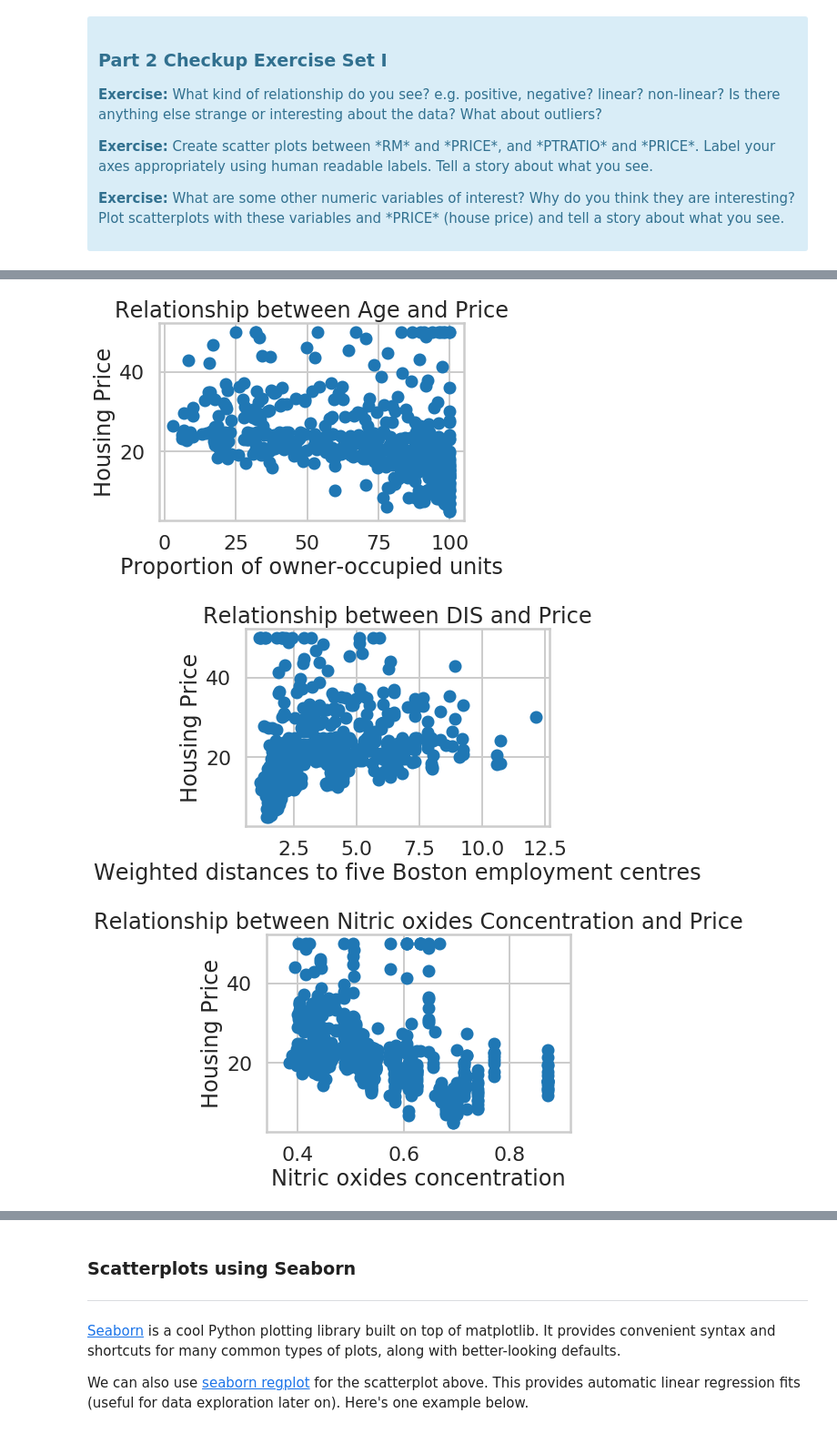
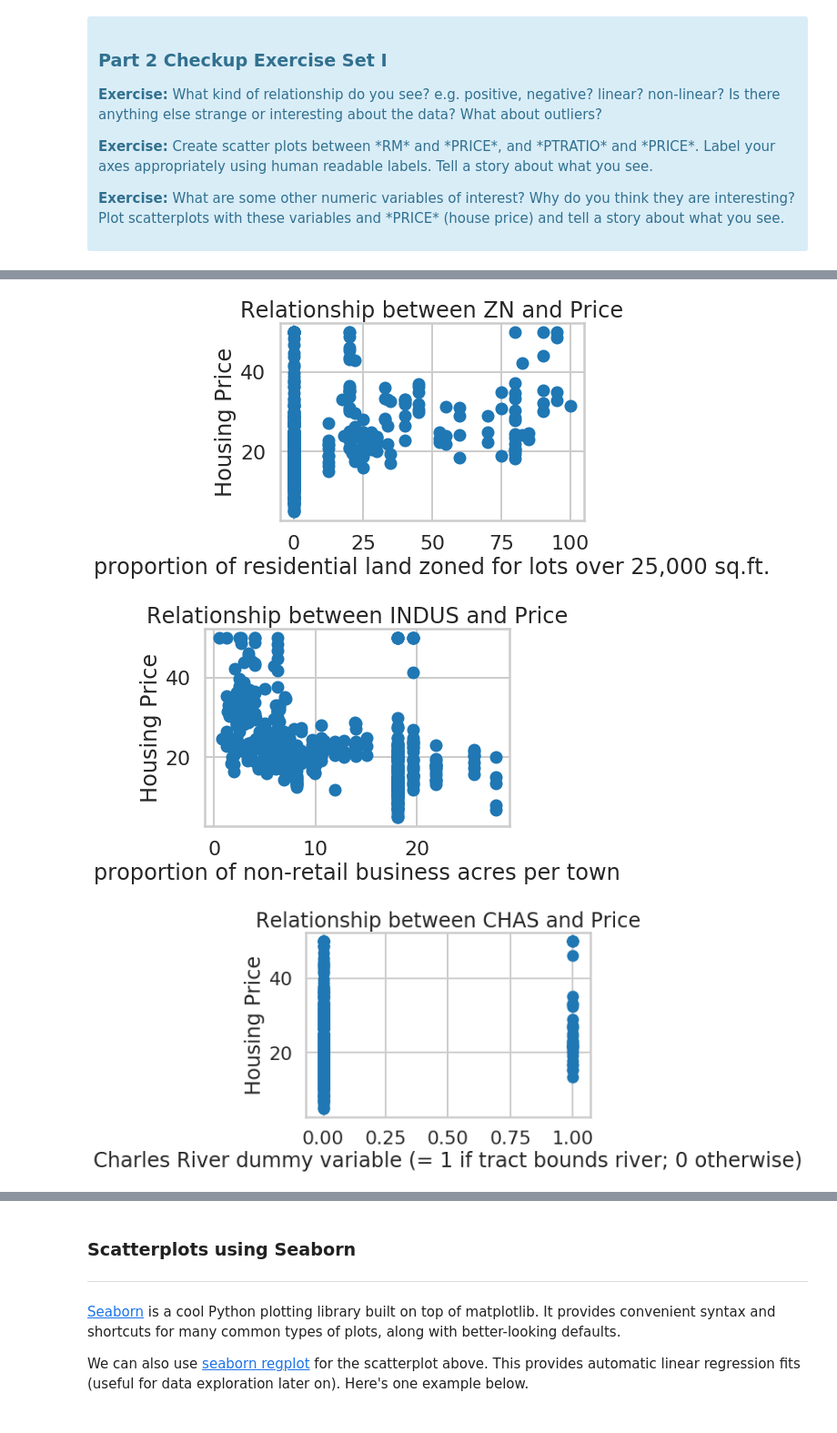
Before and after one commit to rushinaik/springboard, a Jupyter notebook: Mini-projects/MEC Linear Regression/Mini_Project_Linear_Regression.ipynb, the cells around one changed output, grey strips where cells are left out. Shown at 91% size. Saved outputs shown, nothing was run; the diff lists cells and outputs as text; code cells hidden in the pictures.

```diff
--- a/Mini-projects/MEC Linear Regression/Mini_Project_Linear_Regression.ipynb
+++ b/Mini-projects/MEC Linear Regression/Mini_Project_Linear_Regression.ipynb
@@ -327,24 +280,25 @@ plt.show()
-# %%
-plt.scatter(bos.AGE, bos.PRICE)
-plt.xlabel('Proportion of owner-occupied units')
-plt.ylabel('Housing Price')
-plt.title('Relationship between Age and Price')
-plt.show()
-# %% [output]
-[figure, removed]
-# %%
-plt.scatter(bos.DIS, bos.PRICE)
-plt.xlabel('Weighted distances to five Boston employment centres')
-plt.ylabel('Housing Price')
-plt.title('Relationship between DIS and Price')
-plt.show()
-# %% [output]
-[figure, removed]
-# %%
-plt.scatter(bos.NOX, bos.PRICE)
-plt.xlabel('Nitric oxides concentration')
-plt.ylabel('Housing Price')
-plt.title('Relationship between Nitric oxides Concentration and Price')
-plt.show()
-# %% [output]
-[figure, removed]
+# %%
+# your turn: scatter plot between *RM* and *PRICE*
+columns = ['ZN', 'INDUS', 'CHAS', 'NOX', 'RM', 'AGE', 'DIS', 'RAD', 'TAX',
+       'PTRATIO', 'B', 'LSTAT']
+xlable = ['proportion of residential land zoned for lots over 25,000 sq.ft.',
+       'proportion of non-retail business acres per town',
+        'Charles River dummy variable (= 1 if tract bounds river; 0 otherwise)',
+       'nitric oxides concentration (parts per 10 million)',
+       'average number of rooms per dwelling',
+           ' proportion of owner-occupied units built prior to 1940',
+        ' weighted distances to five Boston employment centres',
+       'index of accessibility to radial highways',
+          'full-value property-tax rate per $10,000',
+        'pupil-teacher ratio by town']
+
+for column,i in zip(columns,xlable ):
+    plt.scatter(bos[column], bos.PRICE)
+    plt.xlabel(i)
+    plt.ylabel('Housing Price')
+    plt.title('Relationship between '+column+' and Price')
+    plt.show()
+# %% [output]
+[figure, added]
+[figure, added]
+[figure, added]
```
Also changed, not shown: parts of 20 cells of this notebook.
